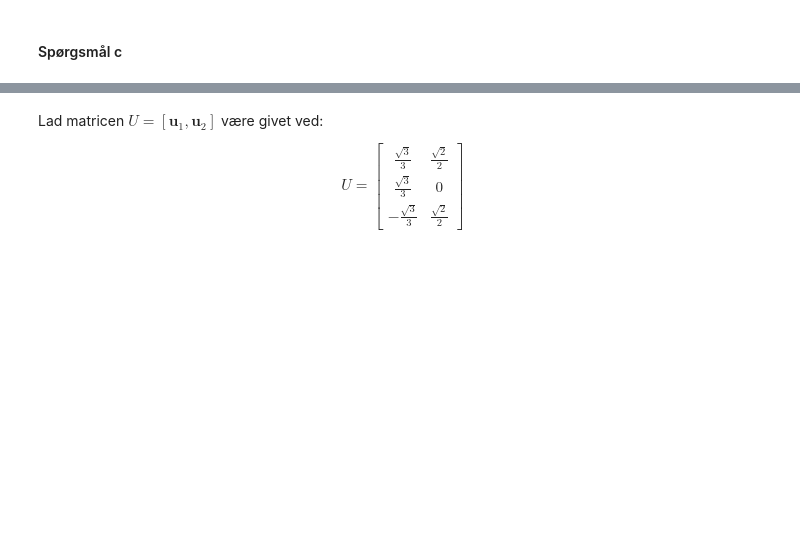
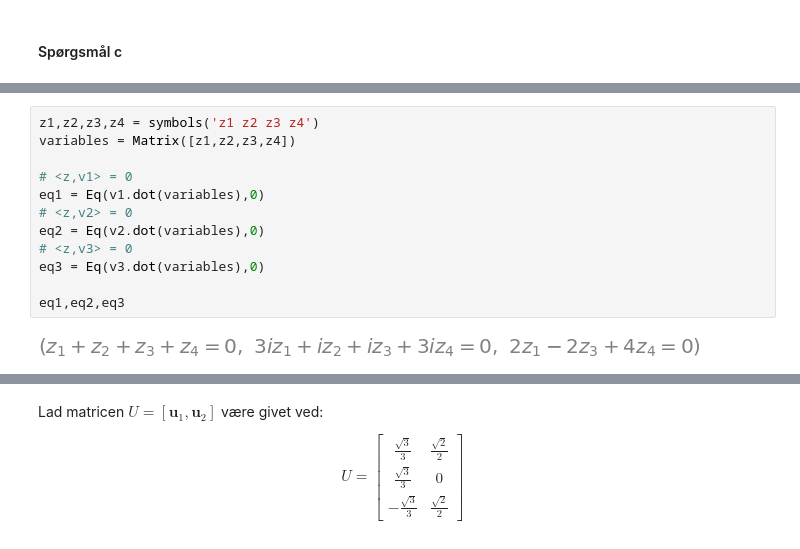
Before and after one commit to Chrisser1/01002-Mathematics-1b, a Jupyter notebook: week3/inclass_week03.ipynb, the cells around one changed output, grey strips where cells are left out. Drawn from its saved outputs; the diff is of its cells as text; blank space fills up the shorter version.

```diff
--- a/week3/inclass_week03.ipynb
+++ b/week3/inclass_week03.ipynb
@@ -828,0 +943,14 @@ Vis nu at $(\pmb{v}_1,\pmb{v}_2,\pmb{v}_3)\,$ er en basis for $Y$, og find koord
+# %%
+z1,z2,z3,z4 = symbols('z1 z2 z3 z4')
+variables = Matrix([z1,z2,z3,z4])
+
+# <z,v1> = 0
+eq1 = Eq(v1.dot(variables),0)
+# <z,v2> = 0
+eq2 = Eq(v2.dot(variables),0)
+# <z,v3> = 0
+eq3 = Eq(v3.dot(variables),0)
+
+eq1,eq2,eq3
+# %% [output]
+[figure, added]
```
Also changed, not shown: parts of 82 cells of this notebook, 2 other files.
